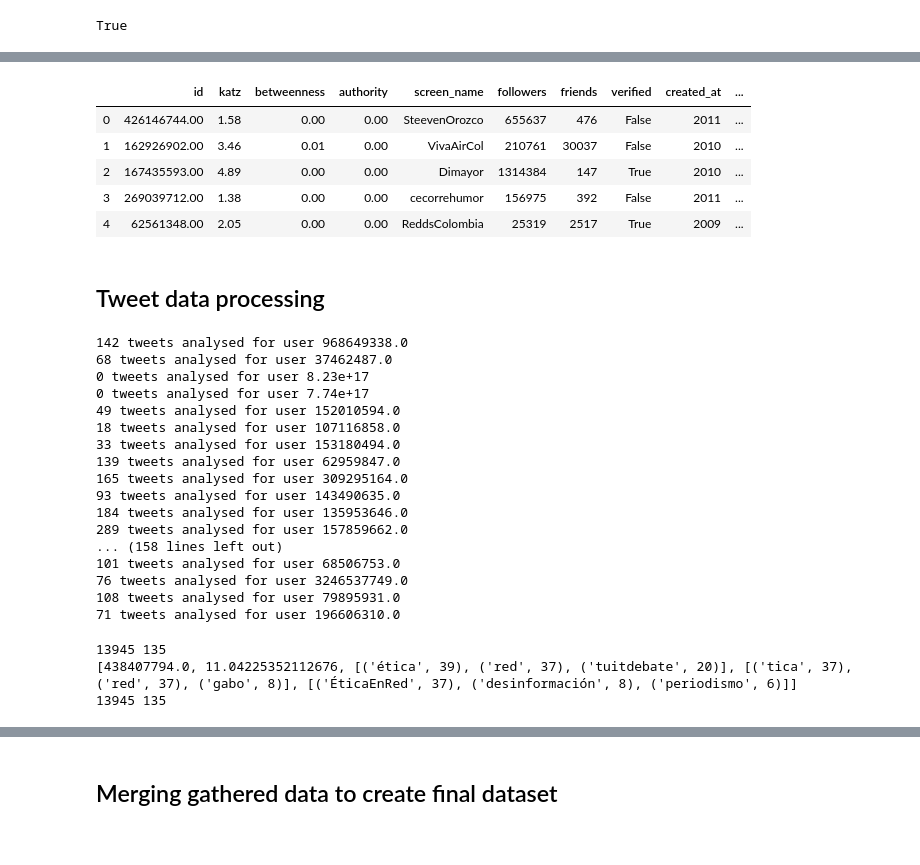
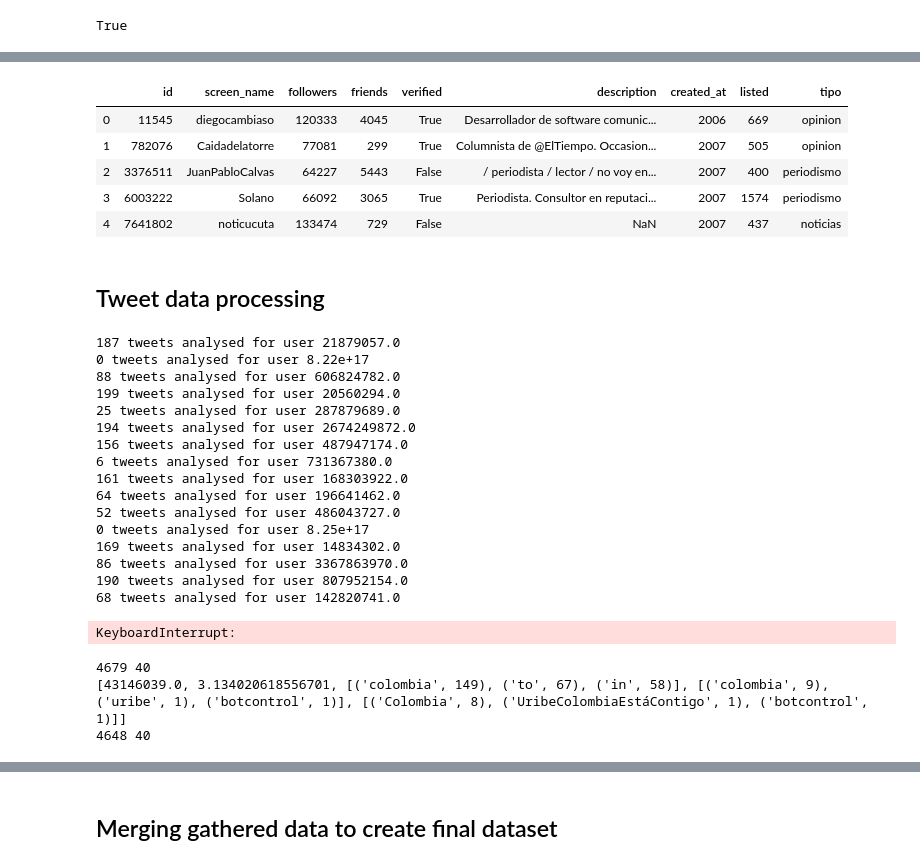
Before and after one commit to cpenalozag/TwitterNetwork, a Jupyter notebook: DataPreparation.ipynb, the cells around one changed output, grey strips where cells are left out. Cells and saved outputs as stored; diff of their text form; code cells hidden in the pictures.

Commit message:
Change user info csv file for ids

```diff
--- a/DataPreparation.ipynb
+++ b/DataPreparation.ipynb
@@ -196,17 +196,16 @@ def handle_emoji_tone(emoji):
     return emoji
 # %%
 # Import user data
-user_info=pd.read_csv('https://raw.githubusercontent.com/cpenalozag/twitter_network/master/network-data/user_info.csv')
-user_info["id"] = pd.to_numeric(user_info["id"])
+user_info=pd.read_csv('https://raw.githubusercontent.com/cpenalozag/twitter_network/master/network-data/vertices.csv')
 user_ids = list(user_info['id'])
 user_info.head()
 # %% [output]
-|  | id | katz | betweenness | authority | screen_name | followers | friends | verified | created_at | ... |
-| 0 | 426146744.00 | 1.58 | 0.00 | 0.00 | SteevenOrozco | 655637 | 476 | False | 2011 | ... |
-| 1 | 162926902.00 | 3.46 | 0.01 | 0.00 | VivaAirCol | 210761 | 30037 | False | 2010 | ... |
-| 2 | 167435593.00 | 4.89 | 0.00 | 0.00 | Dimayor | 1314384 | 147 | True | 2010 | ... |
-| 3 | 269039712.00 | 1.38 | 0.00 | 0.00 | cecorrehumor | 156975 | 392 | False | 2011 | ... |
-| 4 | 62561348.00 | 2.05 | 0.00 | 0.00 | ReddsColombia | 25319 | 2517 | True | 2009 | ... |
+|  | id | screen_name | followers | friends | verified | description | created_at | listed | tipo |
+| 0 | 11545 | diegocambiaso | 120333 | 4045 | True | Desarrollador de software comunic... | 2006 | 669 | opinion |
+| 1 | 782076 | Caidadelatorre | 77081 | 299 | True | Columnista de @ElTiempo. Occasion... | 2007 | 505 | opinion |
+| 2 | 3376511 | JuanPabloCalvas | 64227 | 5443 | False | / periodista / lector / no voy en... | 2007 | 400 | periodismo |
+| 3 | 6003222 | Solano | 66092 | 3065 | True | Periodista. Consultor en reputaci... | 2007 | 1574 | periodismo |
+| 4 | 7641802 | noticucuta | 133474 | 729 | False | NaN | 2007 | 437 | noticias |
 # %% [markdown]
 ## Tweet data processing
 # %%
@@ -222,7 +221,7 @@ avg_eng.append(['id', 'average_engagement', 'common_words', 'common_ht_words',
 
 ''' Text analysis '''
 
-last_uid = 968649338
+last_uid = 21879057
 found_start = False
 
 for user_id in user_ids:
@@ -297,35 +296,35 @@ for user_id in user_ids:
     avg_eng.append([user_id, average_engagement, c_words.most_common(3),
                    c_ht_words.most_common(3), c_hashtags.most_common(3)])
 # %% [output]
-142 tweets analysed for user 968649338.0
-68 tweets analysed for user 37462487.0
-0 tweets analysed for user 8.23e+17
-0 tweets analysed for user 7.74e+17
-49 tweets analysed for user 152010594.0
-18 tweets analysed for user 107116858.0
-33 tweets analysed for user 153180494.0
-139 tweets analysed for user 62959847.0
-165 tweets analysed for user 309295164.0
-93 tweets analysed for user 143490635.0
-184 tweets analysed for user 135953646.0
-289 tweets analysed for user 157859662.0
-... (158 lines left out)
-101 tweets analysed for user 68506753.0
-76 tweets analysed for user 3246537749.0
-108 tweets analysed for user 79895931.0
-71 tweets analysed for user 196606310.0
+187 tweets analysed for user 21879057.0
+0 tweets analysed for user 8.22e+17
+88 tweets analysed for user 606824782.0
+199 tweets analysed for user 20560294.0
+25 tweets analysed for user 287879689.0
+194 tweets analysed for user 2674249872.0
+156 tweets analysed for user 487947174.0
+6 tweets analysed for user 731367380.0
+161 tweets analysed for user 168303922.0
+64 tweets analysed for user 196641462.0
+52 tweets analysed for user 486043727.0
+0 tweets analysed for user 8.25e+17
+169 tweets analysed for user 14834302.0
+86 tweets analysed for user 3367863970.0
+190 tweets analysed for user 807952154.0
+68 tweets analysed for user 142820741.0
+KeyboardInterrupt:
 # %%
 # Used to remove data about last user being processed when execution stopped due to rate limit
 print(len(text_analysis), len(avg_eng))
 print(avg_eng[-1])
-last_id = 968649338.0
+last_id = 21879057.0
 text_analysis = [l for l in text_analysis if not last_id in l]
 avg_eng = [l for l in avg_eng if not last_id in l]
 print(len(text_analysis), len(avg_eng))
 # %% [output]
-13945 135
-[438407794.0, 11.04225352112676, [('ética', 39), ('red', 37), ('tuitdebate', 20)], [('tica', 37), ('red', 37), ('gabo', 8)], [('ÉticaEnRed', 37), ('desinformación', 8), ('periodismo', 6)]]
-13945 135
+4679 40
+[43146039.0, 3.134020618556701, [('colombia', 149), ('to', 67), ('in', 58)], [('colombia', 9), ('uribe', 1), ('botcontrol', 1)], [('Colombia', 8), ('UribeColombiaEstáContigo', 1), ('botcontrol', 1)]]
+4648 40
 # %%
 # Save tweet analysis in a dataframe
 analysis_results = pd.DataFrame(text_analysis[1:])
```
Also changed, not shown: parts of 3 cells of this notebook, 2 other files.
